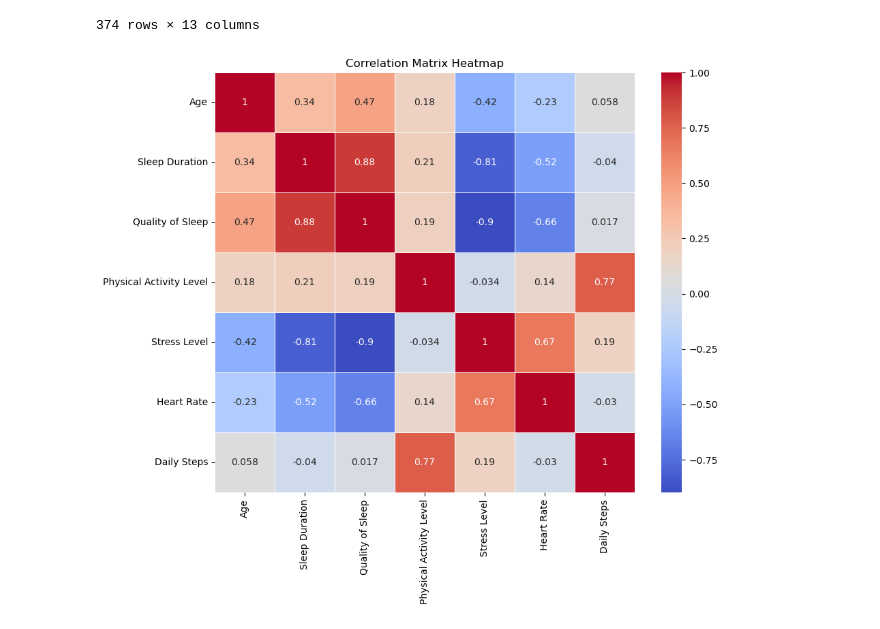
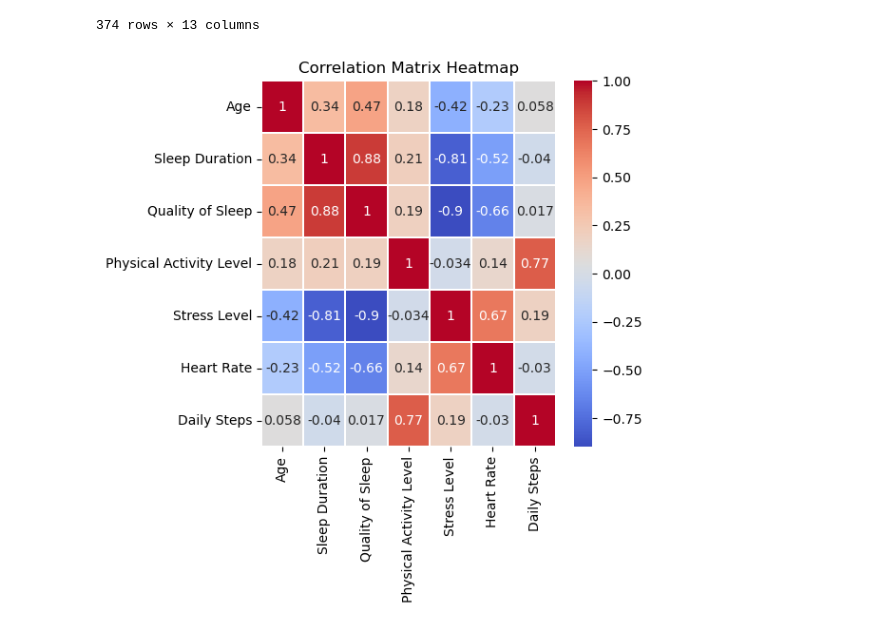
Before and after one commit to Shristythapa/sleep_health_lifestyle_data_analysis, a Jupyter notebook: sleep_health_lifestyle.ipynb, the cells around one changed output. Saved outputs shown, nothing was run; the diff lists cells and outputs as text; code cells hidden in the pictures.

```diff
--- a/sleep_health_lifestyle.ipynb
+++ b/sleep_health_lifestyle.ipynb
@@ -216,9 +216,9 @@ df
 correlation_matrix=df[['Age','Sleep Duration','Quality of Sleep','Physical Activity Level','Stress Level','Heart Rate','Daily Steps']].corr()
 # %%
 # Plotting the heatmap
-plt.figure(figsize=(10, 8))
-sns.heatmap(correlation_matrix, annot=True, cmap='coolwarm', linewidths=.5, square=True)
+plt.figure(figsize=(5, 5))
+sns.heatmap(correlation_matrix, annot=True, cmap='coolwarm', linewidths=.1)
 plt.title('Correlation Matrix Heatmap')
 plt.show()
 # %% [output]
-[figure, old version]
+[figure, new version]
```
Also changed, not shown: parts of 3 cells of this notebook.
